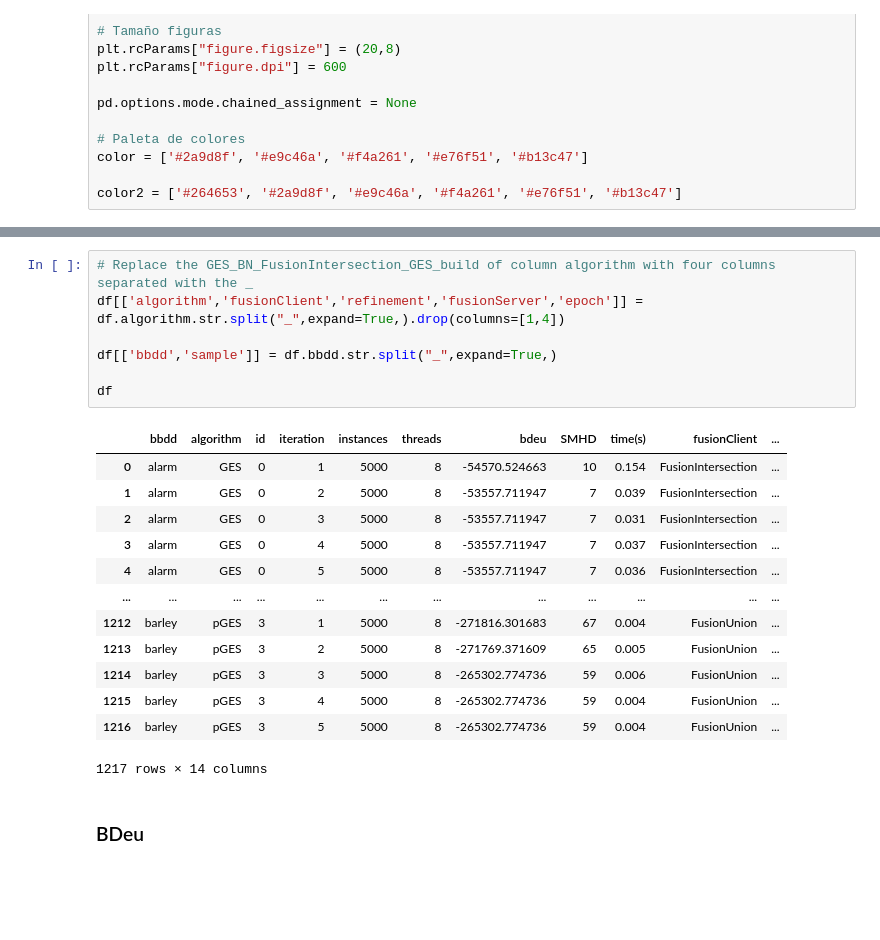
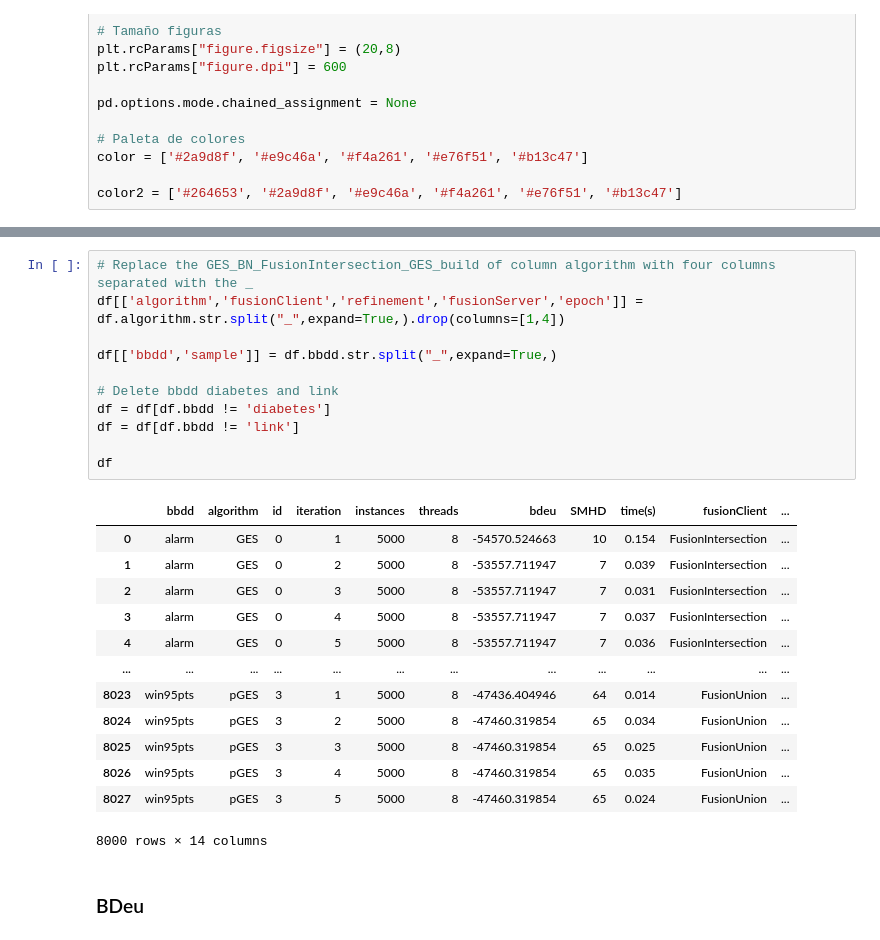
Before and after one commit to ptorrijos99/BayesFL, a Jupyter notebook: notebooks/Experiments initial 18-10-23.ipynb, the cells around one changed output, grey strips where cells are left out. Cells and saved outputs as stored; diff of their text form; blank space fills up the shorter version.

```diff
--- a/notebooks/Experiments initial 18-10-23.ipynb
+++ b/notebooks/Experiments initial 18-10-23.ipynb
@@ -60,24 +60,28 @@ df
 # %%
 # Replace the GES_BN_FusionIntersection_GES_build of column algorithm with four columns separated with the _
 df[['algorithm','fusionClient','refinement','fusionServer','epoch']] = df.algorithm.str.split("_",expand=True,).drop(columns=[1,4])
 
 df[['bbdd','sample']] = df.bbdd.str.split("_",expand=True,)
 
+# Delete bbdd diabetes and link
+df = df[df.bbdd != 'diabetes']
+df = df[df.bbdd != 'link']
+
 df
 # %% [output]
 |  | bbdd | algorithm | id | iteration | instances | threads | bdeu | SMHD | time(s) | fusionClient | ... |
 | 0 | alarm | GES | 0 | 1 | 5000 | 8 | -54570.524663 | 10 | 0.154 | FusionIntersection | ... |
 | 1 | alarm | GES | 0 | 2 | 5000 | 8 | -53557.711947 | 7 | 0.039 | FusionIntersection | ... |
 | 2 | alarm | GES | 0 | 3 | 5000 | 8 | -53557.711947 | 7 | 0.031 | FusionIntersection | ... |
 | 3 | alarm | GES | 0 | 4 | 5000 | 8 | -53557.711947 | 7 | 0.037 | FusionIntersection | ... |
 | 4 | alarm | GES | 0 | 5 | 5000 | 8 | -53557.711947 | 7 | 0.036 | FusionIntersection | ... |
 | ... | ... | ... | ... | ... | ... | ... | ... | ... | ... | ... | ... |
-| 1212 | barley | pGES | 3 | 1 | 5000 | 8 | -271816.301683 | 67 | 0.004 | FusionUnion | ... |
-| 1213 | barley | pGES | 3 | 2 | 5000 | 8 | -271769.371609 | 65 | 0.005 | FusionUnion | ... |
-| 1214 | barley | pGES | 3 | 3 | 5000 | 8 | -265302.774736 | 59 | 0.006 | FusionUnion | ... |
-| 1215 | barley | pGES | 3 | 4 | 5000 | 8 | -265302.774736 | 59 | 0.004 | FusionUnion | ... |
-| 1216 | barley | pGES | 3 | 5 | 5000 | 8 | -265302.774736 | 59 | 0.004 | FusionUnion | ... |
+| 8023 | win95pts | pGES | 3 | 1 | 5000 | 8 | -47436.404946 | 64 | 0.014 | FusionUnion | ... |
+| 8024 | win95pts | pGES | 3 | 2 | 5000 | 8 | -47460.319854 | 65 | 0.034 | FusionUnion | ... |
+| 8025 | win95pts | pGES | 3 | 3 | 5000 | 8 | -47460.319854 | 65 | 0.025 | FusionUnion | ... |
+| 8026 | win95pts | pGES | 3 | 4 | 5000 | 8 | -47460.319854 | 65 | 0.035 | FusionUnion | ... |
+| 8027 | win95pts | pGES | 3 | 5 | 5000 | 8 | -47460.319854 | 65 | 0.024 | FusionUnion | ... |
-1217 rows × 14 columns
+8000 rows × 14 columns
 # %% [markdown]
 ### BDeu
 # %%
```
Also changed, not shown: parts of 9 cells of this notebook, 14 other files.
